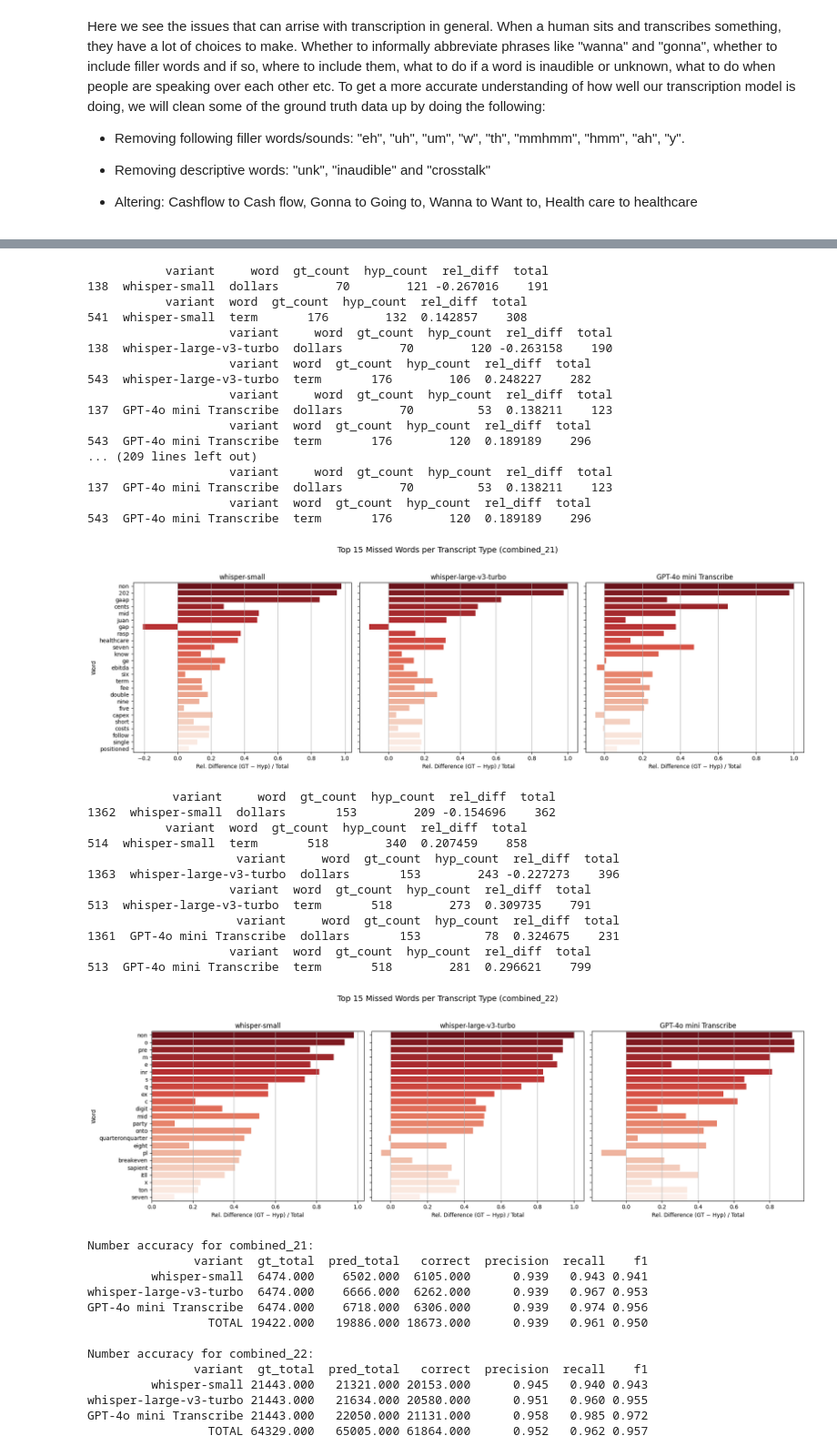
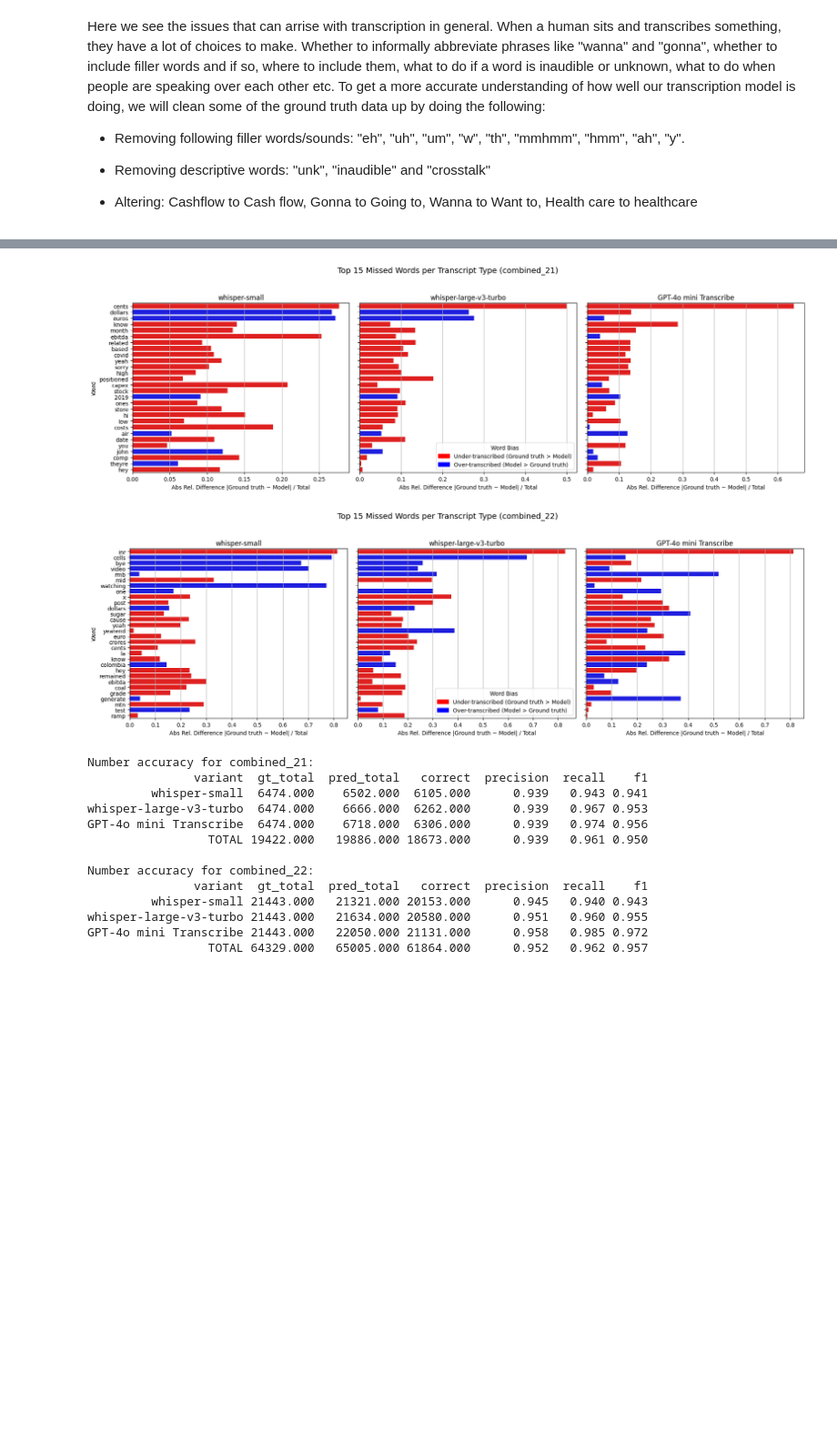
Before and after one commit to MakkerW/Thesis, a Jupyter notebook: Metrics.ipynb, the cells around one changed output, grey strips where cells are left out. Shown at 91% size. Drawn from its saved outputs; the diff is of its cells as text; code cells hidden in the pictures; blank space fills up the shorter version.

```diff
--- a/Metrics.ipynb
+++ b/Metrics.ipynb
@@ -554,16 +596,14 @@ for variant in variants:
 [figure]
 # %%
-
-def get_top_missed_words_by_variant(df_paths, label='', top_n=15, min_total=60, plot=True, filter_words=None):
+min_total = 100
+def get_top_missed_words_by_variant(df_paths, label='', top_n=15, plot=True, filter_words=None):
     variants = df_paths['variant'].unique()
     fig, axes = plt.subplots(1, len(variants), figsize=(6 * len(variants), 6), sharey=True) if plot else (None, [None] * len(variants))
-
     if len(variants) == 1:
         axes = [axes]
 
     all_top_words = []
-
-    for ax, variant in zip(axes, variants):
+    for i, (ax, variant) in enumerate(zip(axes, variants)):
         df_var = df_paths[df_paths['variant'] == variant]
         gt_words = []
         hyp_words = []
@@ -581,103 +621,75 @@ def get_top_missed_words_by_variant(df_paths, label='', top_n=15, min_total=60,
             gt_count = gt_counter[word]
             hyp_count = hyp_counter[word]
             total = gt_count + hyp_count
-            if total < min_total:
-                continue
-            rel_diff = (gt_count - hyp_count) / total
+            color = 'red' if gt_count > hyp_count else 'blue'
+            rel_diff = abs((gt_count - hyp_count)) / total
             data.append({
                 'variant': variant,
                 'word': word,
                 'gt_count': gt_count,
                 'hyp_count': hyp_count,
                 'rel_diff': rel_diff,
-                'total': total
+                'total': total,
+                'top' : False,
+                'color': color
             })
 
         df_diff = pd.DataFrame(data)
-        print(df_diff[df_diff['word'] == 'dollars'])
-        print(df_diff[df_diff['word'] == 'term'])
-        df_top = df_diff.sort_values(by='rel_diff', ascending=False).head(top_n)
-        all_top_words.append(df_top)
-
+        df_top = df_diff[df_diff['total'] > min_total].sort_values(by='rel_diff', ascending=False).head(top_n)
+        df_diff['top'] = df_diff['word'].isin(df_top['word'])
+        all_top_words.append(df_diff)
         if plot:
             if filter_words is not None:
                 df_plot = df_diff[df_diff['word'].isin(filter_words)]
             else:
                 df_plot = df_diff.sort_values(by='rel_diff', ascending=False).head(top_n)
-            sns.barplot(data=df_plot, x='rel_diff', y='word', palette='Reds_r', ax=ax, order=filter_words if filter_words else None)
+            sns.barplot(data=df_plot, x='rel_diff', y='word',palette=df_plot.set_index('word').loc[df_plot['word'], 'color'].to_dict(),ax=ax,order=filter_words if filter_words else None)
+            if i == 1:  # Only show legend on the middle plot
+                legend_handles = [Patch(color='red', label='Under-transcribed (Ground truth > Model)'), Patch(color='blue', label='Over-transcribed (Model > Ground truth)')]
+                ax.legend(handles=legend_handles, title='Word Bias', loc='lower right')
             ax.set_title(f"{variant}")
-            ax.set_xlabel("Rel. Difference (GT − Hyp) / Total")
+            ax.set_xlabel("Abs Rel. Difference |Ground truth − Model| / Total")
             ax.set_ylabel("Word")
             ax.grid(True, axis='x')
 
     if plot:
         plt.suptitle(f"Top {top_n} Missed Words per Transcript Type ({label})", fontsize=14)
         plt.tight_layout(rect=[0, 0.03, 1, 0.95])
         plt.show()
         return
 
     return pd.concat(all_top_words, ignore_index=True)
 
 
 
 
 # First run: collect all data (no plots)
 df_all_21 = get_top_missed_words_by_variant(df_paths_21, label='combined_21', plot=False)
 df_all_22 = get_top_missed_words_by_variant(df_paths_22, label='combined_22', plot=False)
-print("Top missed words in combined_21:", df_all_21)
-print("Top missed words in combined_22:", df_all_22)
+
+top_words_21 = df_all_21[(df_all_21['total'] > min_total) & (df_all_21['top'])]['word'].unique()
+top_words_22 = df_all_22[(df_all_22['total'] > min_total) & (df_all_22['top'])]['word'].unique()
+
 ordered_words_21 = (
-    df_all_21
+    df_all_21[df_all_21['word'].isin(top_words_21)]
     .groupby('word', as_index=False)
     .agg({'rel_diff': 'mean'})
     .sort_values(by='rel_diff', ascending=False)
 )
 ordered_words_22 = (
-    df_all_22
+    df_all_22[df_all_22['word'].isin(top_words_22)]
     .groupby('word', as_index=False)
     .agg({'rel_diff': 'mean'})
     .sort_values(by='rel_diff', ascending=False)
 )
-
-print("Ordered words for combined_21:", ordered_words_21)
-print("Ordered words for combined_22:", ordered_words_22)
 ordered_words_21 = ordered_words_21['word'].tolist()
 ordered_words_22 = ordered_words_22['word'].tolist()
 
 get_top_missed_words_by_variant(df_paths_21, label='combined_21', plot=True, filter_words=ordered_words_21)
 get_top_missed_words_by_variant(df_paths_22, label='combined_22', plot=True, filter_words=ordered_words_22)
 # %% [output]
-           variant     word  gt_count  hyp_count  rel_diff  total
-138  whisper-small  dollars        70        121 -0.267016    191
-           variant  word  gt_count  hyp_count  rel_diff  total
-541  whisper-small  term       176        132  0.142857    308
-                    variant     word  gt_count  hyp_count  rel_diff  total
-138  whisper-large-v3-turbo  dollars        70        120 -0.263158    190
-                    variant  word  gt_count  hyp_count  rel_diff  total
-543  whisper-large-v3-turbo  term       176        106  0.248227    282
-                    variant     word  gt_count  hyp_count  rel_diff  total
-137  GPT-4o mini Transcribe  dollars        70         53  0.138211    123
-                    variant  word  gt_count  hyp_count  rel_diff  total
-543  GPT-4o mini Transcribe  term       176        120  0.189189    296
-... (209 lines left out)
-                    variant     word  gt_count  hyp_count  rel_diff  total
-137  GPT-4o mini Transcribe  dollars        70         53  0.138211    123
-                    variant  word  gt_count  hyp_count  rel_diff  total
-543  GPT-4o mini Transcribe  term       176        120  0.189189    296
-[figure, old version]
+[figure, new version]
-            variant     word  gt_count  hyp_count  rel_diff  total
-1362  whisper-small  dollars       153        209 -0.154696    362
-           variant  word  gt_count  hyp_count  rel_diff  total
-514  whisper-small  term       518        340  0.207459    858
-                     variant     word  gt_count  hyp_count  rel_diff  total
-1363  whisper-large-v3-turbo  dollars       153        243 -0.227273    396
-                    variant  word  gt_count  hyp_count  rel_diff  total
-513  whisper-large-v3-turbo  term       518        273  0.309735    791
-                     variant     word  gt_count  hyp_count  rel_diff  total
-1361  GPT-4o mini Transcribe  dollars       153         78  0.324675    231
-                    variant  word  gt_count  hyp_count  rel_diff  total
-513  GPT-4o mini Transcribe  term       518        281  0.296621    799
-[figure, old version]
+[figure, new version]
 # %%
 def extract_numbers(text):
     return re.findall(r'\d+(?:\.\d+)?', text)
```
Also changed, not shown: parts of 8 cells of this notebook.
